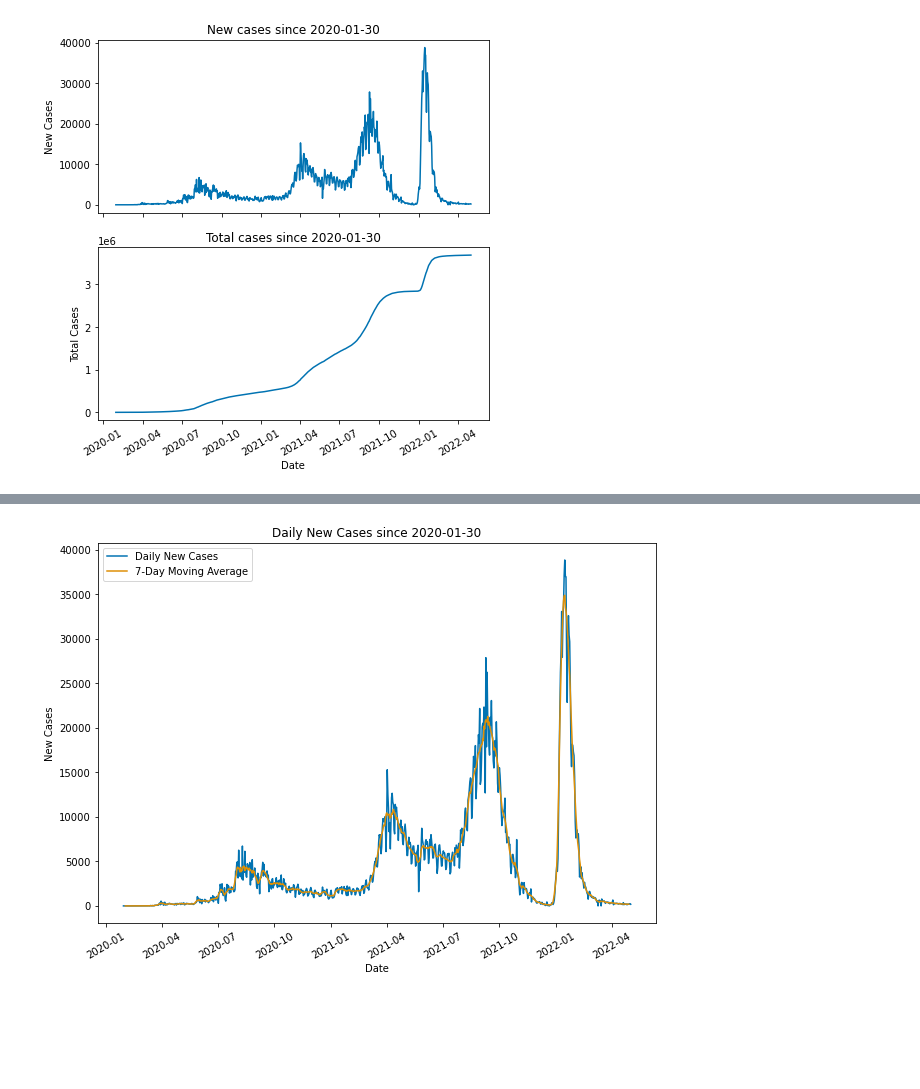
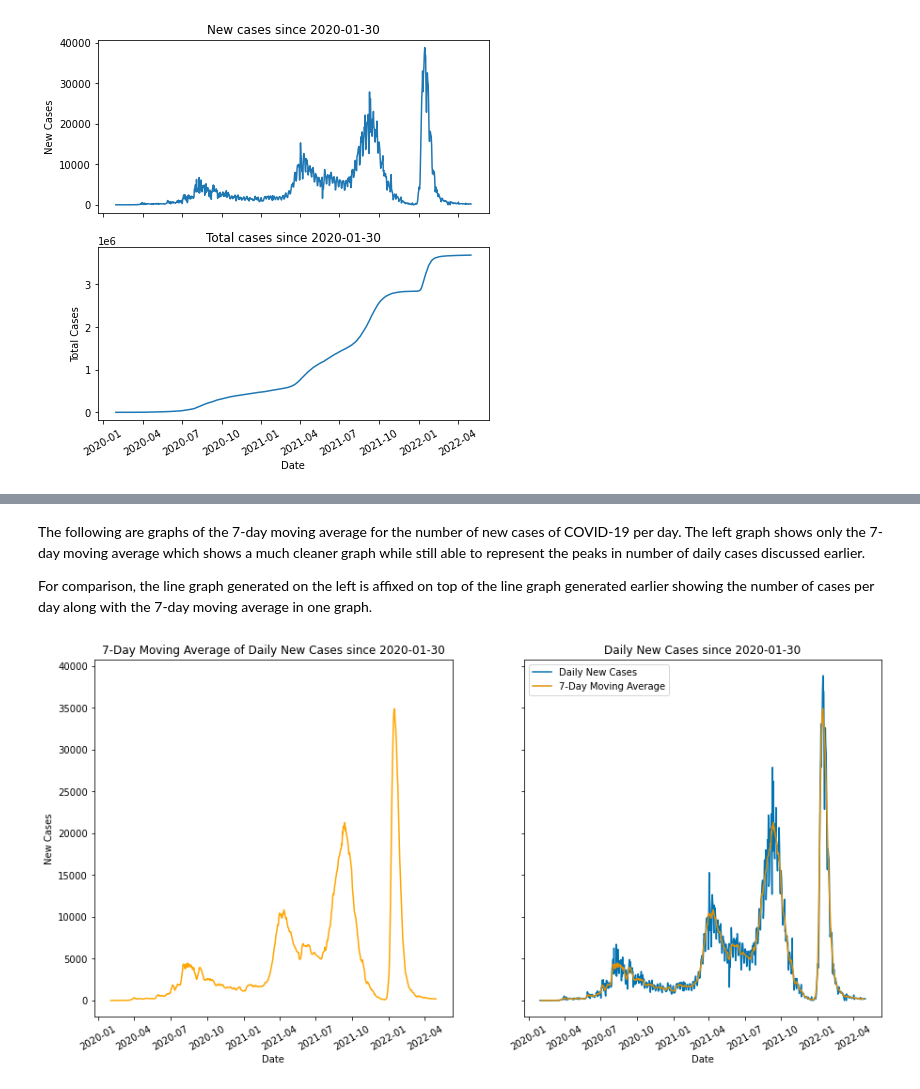
Before and after one commit to jamesmonterozo/owid-covidph, a Jupyter notebook: OWID COVID Data.ipynb, the cells around one changed output, grey strips where cells are left out. Saved outputs shown, nothing was run; the diff lists cells and outputs as text; code cells hidden in the pictures; blank space fills up the shorter version.

```diff
--- a/OWID COVID Data.ipynb
+++ b/OWID COVID Data.ipynb
@@ -52,12 +62,22 @@ df[:7]
+# %% [markdown]
+The following are graphs of the 7-day moving average for the number of new cases of COVID-19 per day. The left graph shows only the 7-day moving average which shows a much cleaner graph while still able to represent the peaks in number of daily cases discussed earlier.
+
+For comparison, the line graph generated on the left is affixed on top of the line graph generated earlier showing the number of cases per day along with the 7-day moving average in one graph.
 # %%
-fig, ax = plt.subplots(figsize=(10,7))
+fig, (ax0, ax1) = plt.subplots(ncols=2, nrows=1, sharey=True, figsize=(15,7))
 
-sns.lineplot(x="Date", y="value", hue="variable", ax=ax,
+
+sns.lineplot(x="Date", y="7DMA", ax=ax0, data=df, color="orange")
+ax0.set(xlabel="Date", ylabel="New Cases", title="7-Day Moving Average of Daily New Cases since 2020-01-30")
+
+sns.lineplot(x="Date", y="value", hue="variable", ax=ax1,
              data=pd.melt(df[["Date", "New Cases", "7DMA"]], ['Date']))
-ax.set(xlabel="Date", ylabel="New Cases", title="Daily New Cases since 2020-01-30")
+ax1.set(xlabel="Date", ylabel="New Cases", title="Daily New Cases since 2020-01-30")
+
+ax0.tick_params(axis='x', labelrotation=30)
+ax1.tick_params(axis='x', labelrotation=30)
 
 plt.legend(labels=["Daily New Cases", "7-Day Moving Average"])
-plt.xticks(rotation=30)
 plt.show()
 # %% [output]
-[figure, old version]
+[figure, new version]
```
Also changed, not shown: parts of 6 cells of this notebook.
